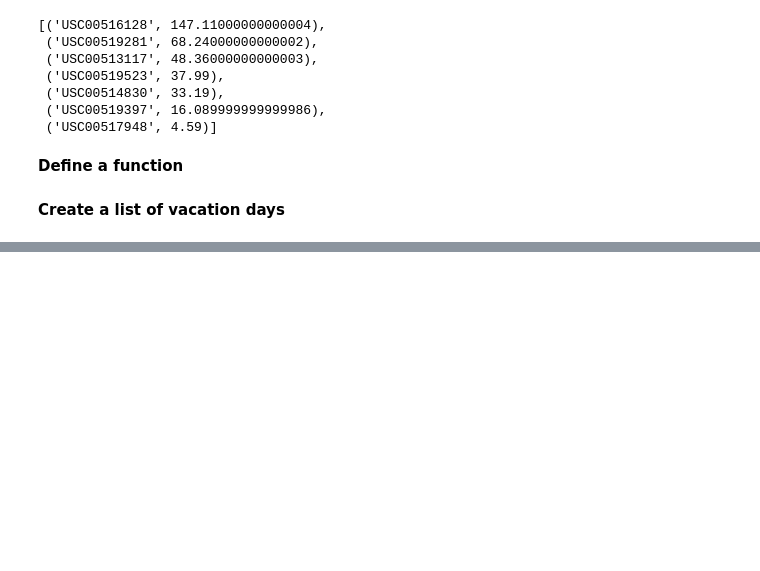
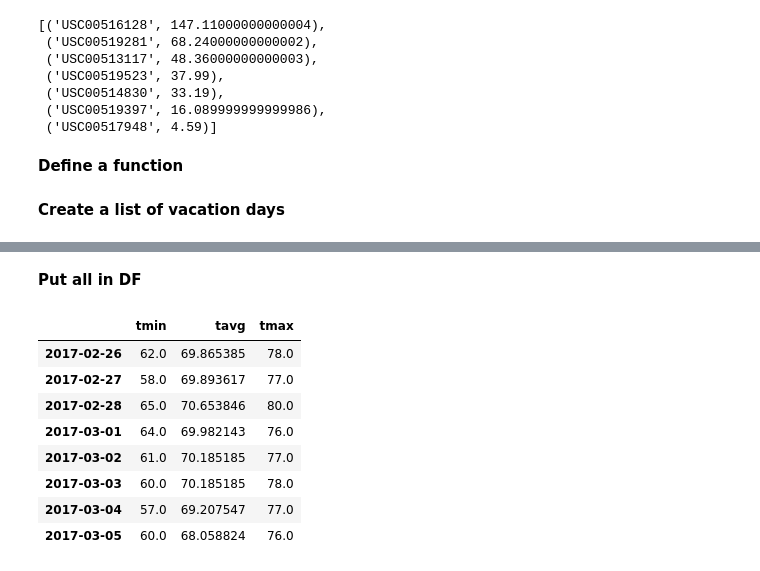
Before and after one commit to sonyasha/climate_analysis_api, a Jupyter notebook: Notebooks/climate_analysis.ipynb, the cells around one changed output, grey strips where cells are left out. Cells and saved outputs as stored; diff of their text form; code cells hidden in the pictures; blank space fills up the shorter version.

```diff
--- a/Notebooks/climate_analysis.ipynb
+++ b/Notebooks/climate_analysis.ipynb
@@ -271,0 +262,19 @@ vacation_temps
+# %% [markdown]
+**Put all in DF**
+# %%
+dfdn = pd.DataFrame(vacation_temps).transpose()
+dfdn.columns=['tmin', 'tavg', 'tmax']
+#dfdn.reset_index(inplace=True)
+#dfdn['index'] = pd.to_datetime(dfdn['index'])
+#dfdn = dfdn.set_index('index')
+dfdn
+# %% [output]
+|  | tmin | tavg | tmax |
+| 2017-02-26 | 62.0 | 69.865385 | 78.0 |
+| 2017-02-27 | 58.0 | 69.893617 | 77.0 |
+| 2017-02-28 | 65.0 | 70.653846 | 80.0 |
+| 2017-03-01 | 64.0 | 69.982143 | 76.0 |
+| 2017-03-02 | 61.0 | 70.185185 | 77.0 |
+| 2017-03-03 | 60.0 | 70.185185 | 78.0 |
+| 2017-03-04 | 57.0 | 69.207547 | 77.0 |
+| 2017-03-05 | 60.0 | 68.058824 | 76.0 |
```
Also changed, not shown: parts of 16 cells of this notebook.
